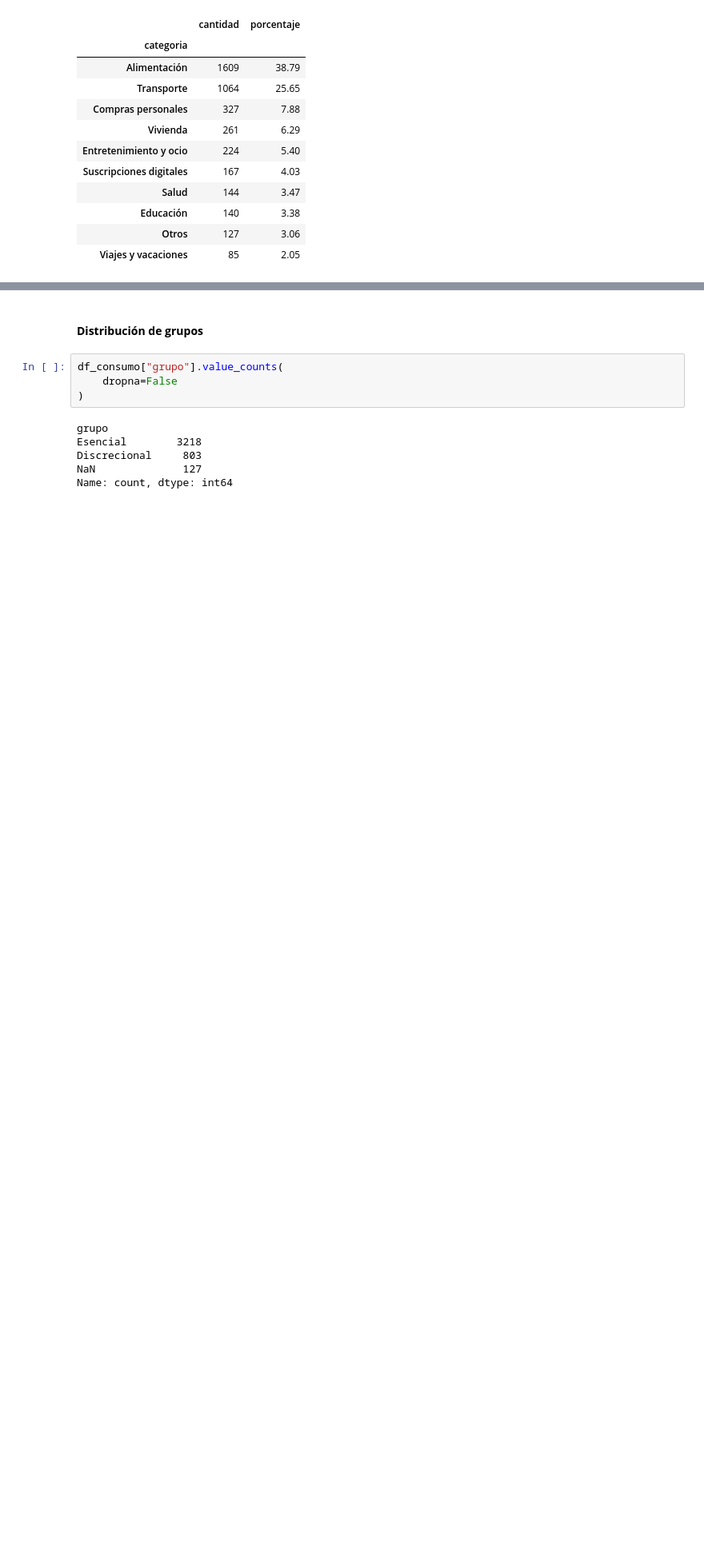
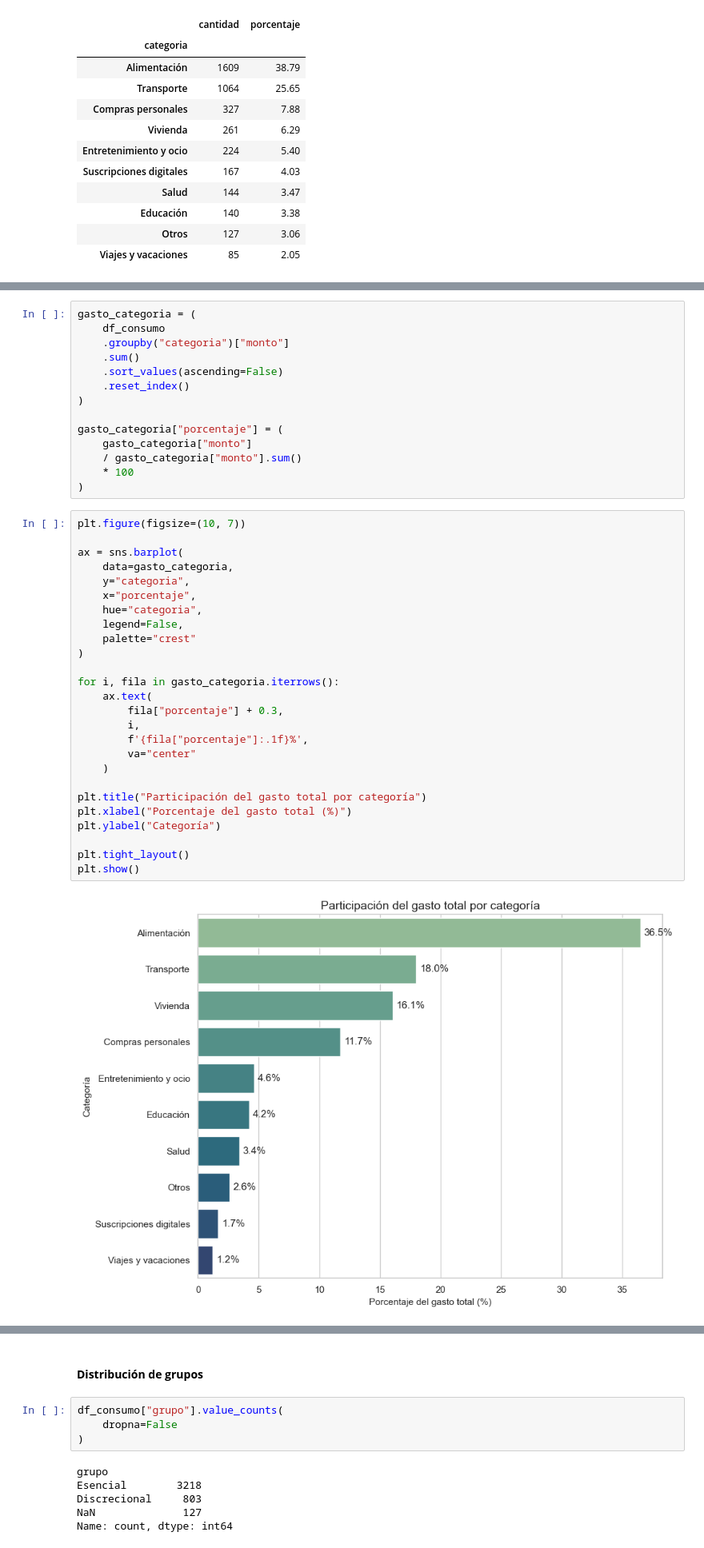
Before and after one commit to No-Country-simulation/Hackathon-G9-LATAM-Team-68, a Jupyter notebook: ciencia-de-datos/cuaderno_trabajo.ipynb, the cells around one changed output, grey strips where cells are left out. Shown at 80% size. Saved outputs shown, nothing was run; the diff lists cells and outputs as text; blank space fills up the shorter version.

```diff
--- a/ciencia-de-datos/cuaderno_trabajo.ipynb
+++ b/ciencia-de-datos/cuaderno_trabajo.ipynb
@@ -517,0 +621,42 @@ distribucion_categorias
+# %%
+gasto_categoria = (
+    df_consumo
+    .groupby("categoria")["monto"]
+    .sum()
+    .sort_values(ascending=False)
+    .reset_index()
+)
+
+gasto_categoria["porcentaje"] = (
+    gasto_categoria["monto"]
+    / gasto_categoria["monto"].sum()
+    * 100
+)
+# %%
+plt.figure(figsize=(10, 7))
+
+ax = sns.barplot(
+    data=gasto_categoria,
+    y="categoria",
+    x="porcentaje",
+    hue="categoria",
+    legend=False,
+    palette="crest"
+)
+
+for i, fila in gasto_categoria.iterrows():
+    ax.text(
+        fila["porcentaje"] + 0.3,
+        i,
+        f'{fila["porcentaje"]:.1f}%',
+        va="center"
+    )
+
+plt.title("Participación del gasto total por categoría")
+plt.xlabel("Porcentaje del gasto total (%)")
+plt.ylabel("Categoría")
+
+plt.tight_layout()
+plt.show()
+# %% [output]
+[figure, added]
```
Also changed, not shown: parts of 41 cells of this notebook.
